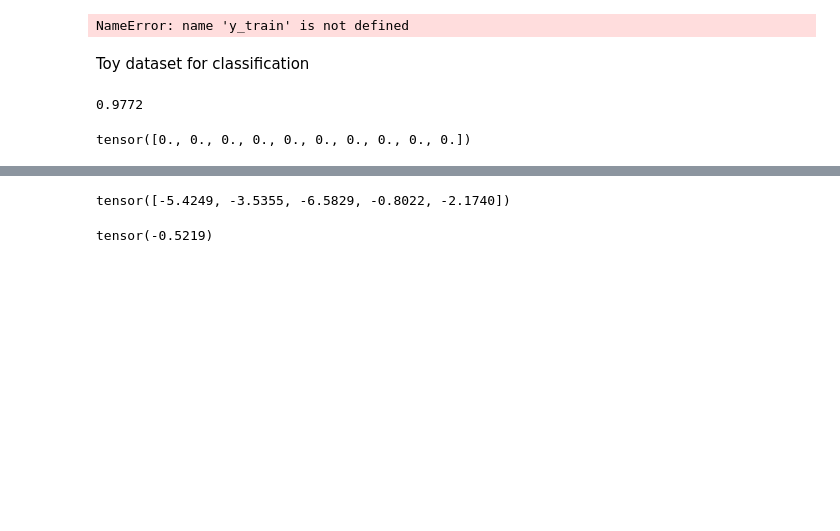
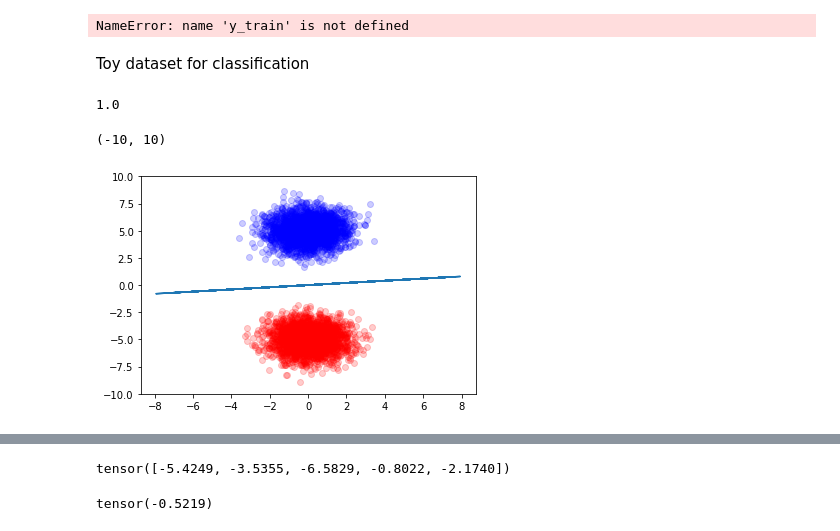
Before and after one commit to Emerson-Wenzel/BDL_final_project, a Jupyter notebook: Baysian_Logistic_regression_daniel.ipynb, the cells around one changed output, grey strips where cells are left out. Drawn from its saved outputs; the diff is of its cells as text; code cells hidden in the pictures; blank space fills up the shorter version.

```diff
--- a/Baysian_Logistic_regression_daniel.ipynb
+++ b/Baysian_Logistic_regression_daniel.ipynb
@@ -174,24 +174,41 @@ y_train = np.empty(shape=(dataset_size,), dtype=float)
 
 # make first dimension 0 to effectively make it univariate
 # bc current bnn arch only works with multivariate input
-X_train[:,0] = 0
-X_train[:int(dataset_size/2), 1] = np.random.normal(loc=0.0,
+X_train[:int(dataset_size/2),0] = np.random.normal(loc=0,
+                                                   scale=1,
+                                                   size=(int(dataset_size/2),))
+X_train[:int(dataset_size/2), 1] = np.random.normal(loc=-5,
                                                     scale=1,
                                                     size=(int(dataset_size/2),))
 y_train[:int(dataset_size/2)] = 0
 
-X_train[int(dataset_size/2):, 1] = np.random.normal(loc=4.0,
+X_train[int(dataset_size/2):,0] = np.random.normal(loc=0,
+                                                   scale=1,
+                                                   size=(int(dataset_size/2),))
+X_train[int(dataset_size/2):, 1] = np.random.normal(loc=5,
                                                     scale=1,
                                                     size=(int(dataset_size/2),))
 y_train[int(dataset_size/2):] = 1
+
+# shuffle order
+perm = np.random.permutation(dataset_size)
+X_train = X_train[perm]
+y_train = y_train[perm]
 # %%
 from sklearn.linear_model import LogisticRegression
 lr = LogisticRegression()
 lr.fit(X_train, y_train)
 lr.score(X_train, y_train)
 # %% [output]
-0.9772
+1.0
-# %%
-torch.empty(size=(10,))
-# %% [output]
-tensor([0., 0., 0., 0., 0., 0., 0., 0., 0., 0.])
+# %%
+x1 = np.random.uniform(-8, 8, 100)
+x2 = .1 * x1
+
+plt.plot(x1, x2)
+plt.scatter(X_train[y_train == 0,0], X_train[y_train == 0,1], c='red', alpha=0.2)
+plt.scatter(X_train[y_train == 1,0], X_train[y_train == 1,1], c='blue', alpha=0.2)
+plt.ylim((-10, 10))
+# %% [output]
+(-10, 10)
+[figure, added]
```
Also changed, not shown: parts of 13 cells of this notebook, 1 other file.
